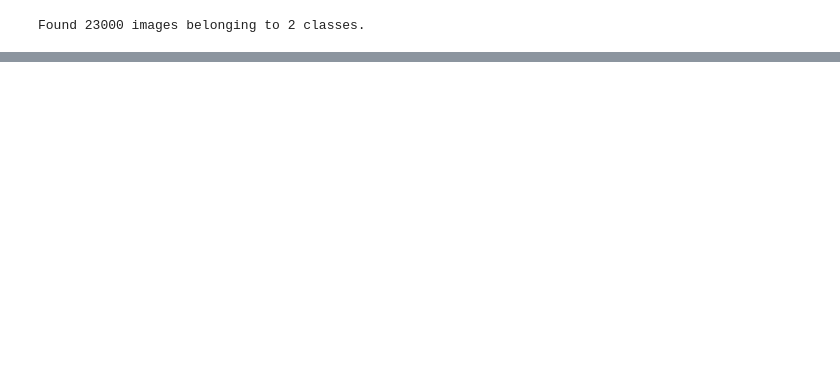
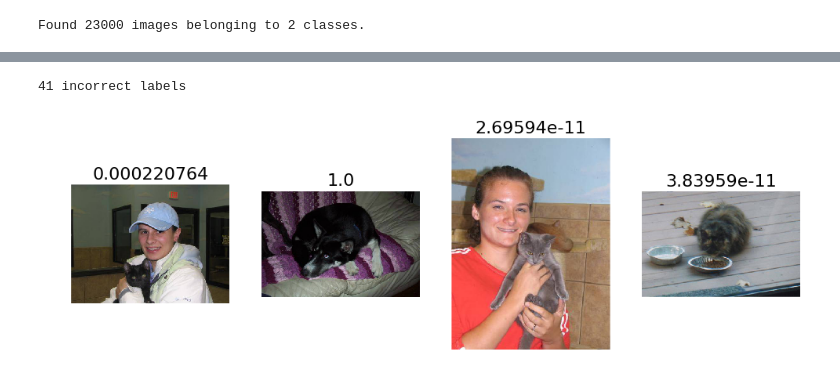
Before and after one commit to theianchan/fastai, a Jupyter notebook: Lesson 1.ipynb, the cells around one changed output, grey strips where cells are left out. Drawn from its saved outputs; the diff is of its cells as text; code cells hidden in the pictures; blank space fills up the shorter version.

```diff
--- a/Lesson 1.ipynb
+++ b/Lesson 1.ipynb
@@ -170,0 +235,3 @@ vgg.classes[:4]
+# %%
+our_predictions = probs[:, 0]
+our_predictions[:5]
@@ -170,0 +240,3 @@ vgg.classes[:4]
+# %%
+our_labels = np.round(1 - our_predictions)
+our_labels[:5]
@@ -170,0 +245,10 @@ vgg.classes[:4]
+# %%
+from keras.preprocessing import image
+
+def plots_idx(idx, titles=None):
+    plots(
+        [image.load_img(data_dir + "/valid/" + filenames[i]) for i in idx],
+        titles=titles
+    )
+# %%
+n_view = 4
@@ -170,0 +263,8 @@ vgg.classes[:4]
+# %%
+incorrect = np.where(our_labels!=expected_labels)[0]
+print("{} incorrect labels".format(len(incorrect)))
+idx = permutation(incorrect)[:n_view]
+plots_idx(idx, our_predictions[idx])
+# %% [output]
+41 incorrect labels
+[figure, added]
```
Also changed, not shown: parts of 45 cells of this notebook, 1 other file.
